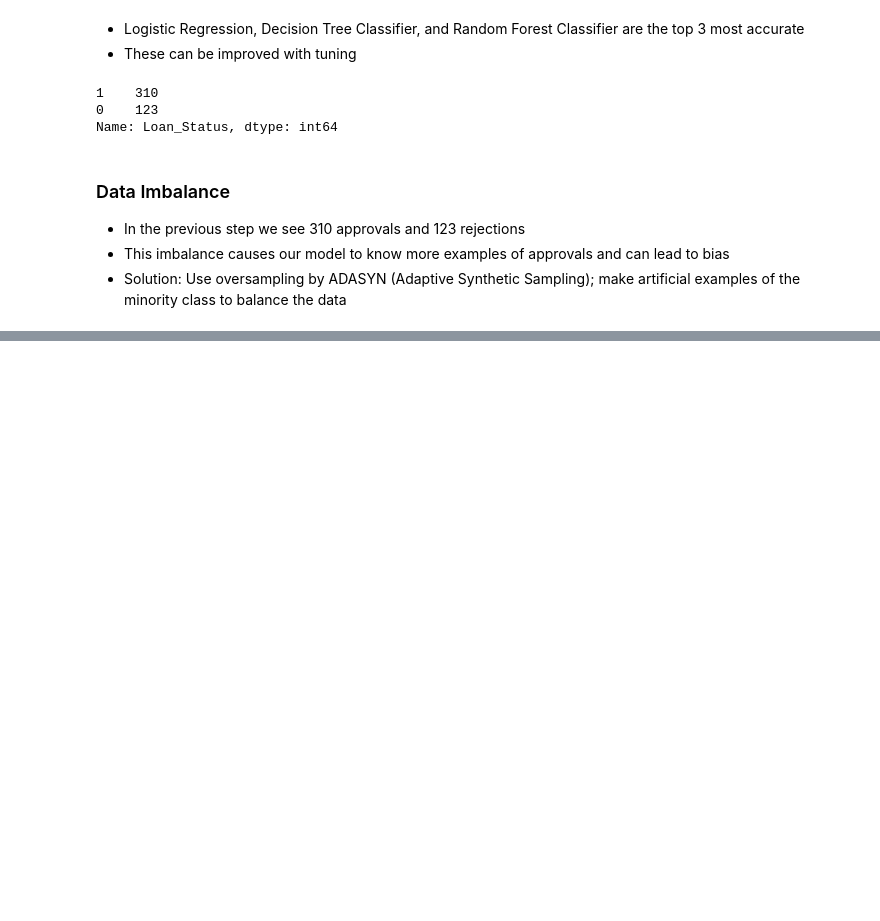
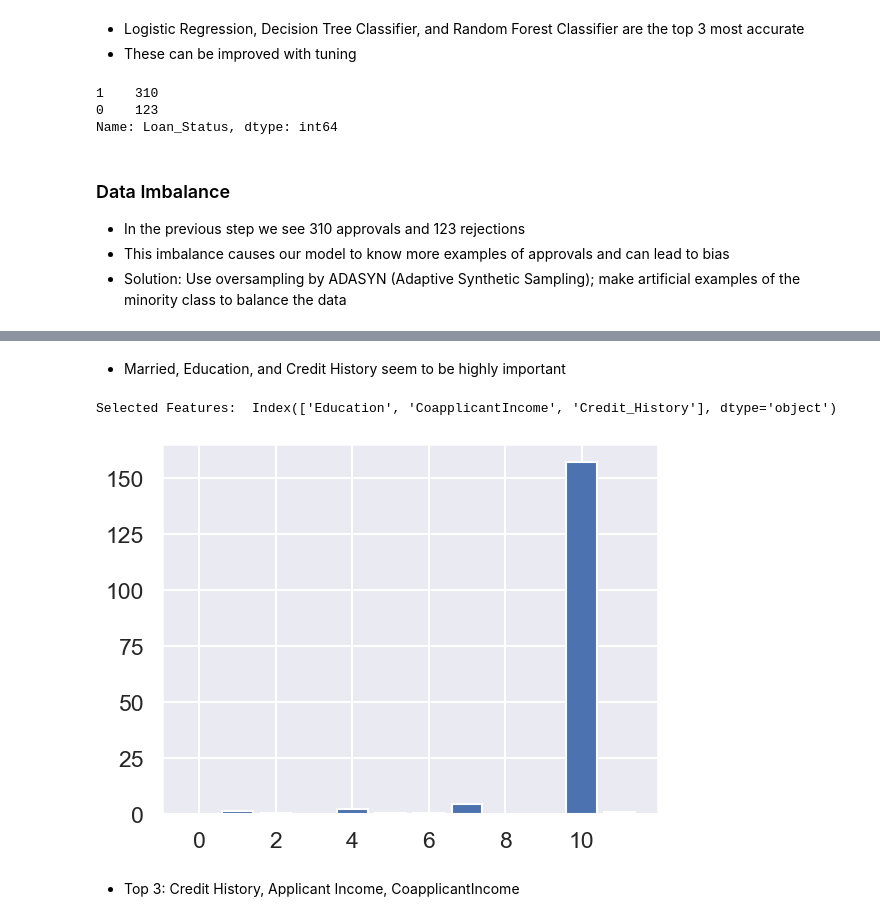
Before and after one commit to EdwinNgui/SmartLoans, a Jupyter notebook: backend/notebooks/analysis.ipynb, the cells around one changed output, grey strips where cells are left out. Cells and saved outputs as stored; diff of their text form; code cells hidden in the pictures; blank space fills up the shorter version.

```diff
--- a/backend/notebooks/analysis.ipynb
+++ b/backend/notebooks/analysis.ipynb
@@ -854,0 +1009,23 @@ Name: Loan_Status, dtype: int64
+# %% [markdown]
+- Married, Education, and Credit History seem to be highly important
+# %%
+# Building a model with SelectKBest with chi2 scoring function
+# - SelectKBest: Picks top K features based on the chi2 scoring functino
+# - chi2 Scoring Function: Measures dependence between features and target variables
+# In this case, chi2 checks dataset's importance to outcome set
+selector = SelectKBest(f_classif, k=3)
+
+# Fit the selector on the training set
+X_train_selected = selector.fit_transform(X_train, y_train)
+
+# Print the selected features
+print("Selected Features: ", X_train.columns[selector.get_support()])
+
+# Plot the scores of all features
+plt.bar(range(len(selector.scores_)), selector.scores_)
+plt.show()
+# %% [output]
+Selected Features:  Index(['Education', 'CoapplicantIncome', 'Credit_History'], dtype='object')
+[figure, added]
+# %% [markdown]
+- Top 3: Credit History, Applicant Income, CoapplicantIncome
```
Also changed, not shown: parts of 11 cells of this notebook, 2 other files.
